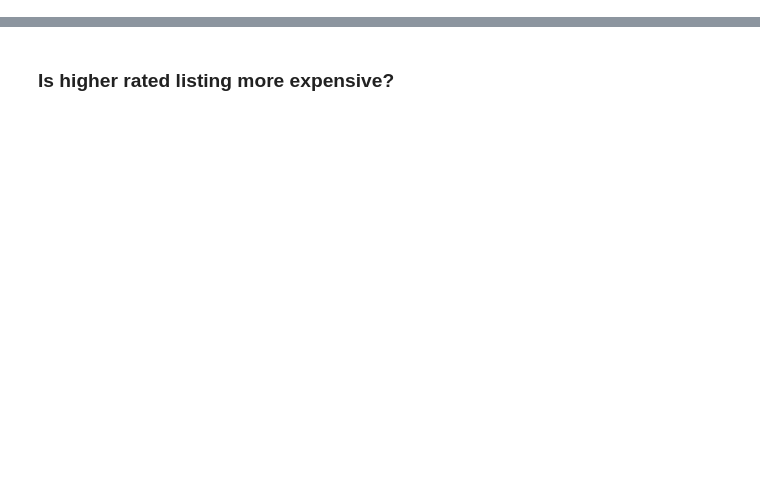
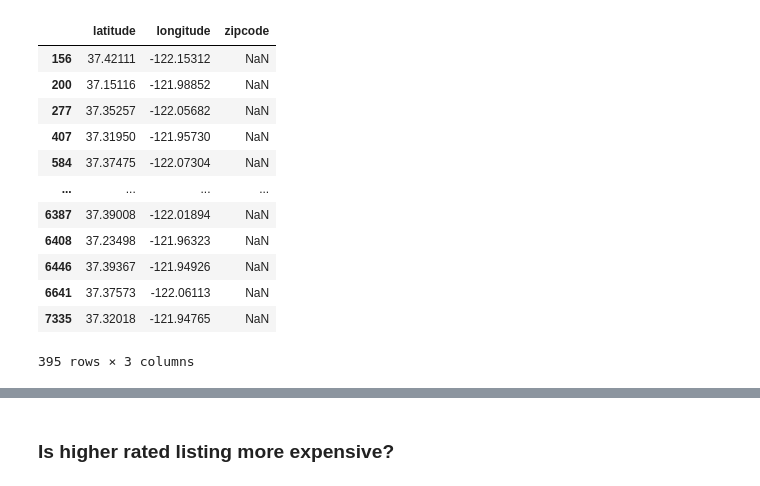
Before and after one commit to caroger/airbnb, a Jupyter notebook: listing.ipynb, the cells around one changed output, grey strips where cells are left out. Saved outputs shown, nothing was run; the diff lists cells and outputs as text; code cells hidden in the pictures; blank space fills up the shorter version.

```diff
--- a/listing.ipynb
+++ b/listing.ipynb
@@ -190,0 +156,16 @@ Name: id, Length: 64, dtype: int64
+# %%
+df[df['zipcode'].isna()][['latitude','longitude','zipcode']]
+# %% [output]
+|  | latitude | longitude | zipcode |
+| 156 | 37.42111 | -122.15312 | NaN |
+| 200 | 37.15116 | -121.98852 | NaN |
+| 277 | 37.35257 | -122.05682 | NaN |
+| 407 | 37.31950 | -121.95730 | NaN |
+| 584 | 37.37475 | -122.07304 | NaN |
+| ... | ... | ... | ... |
+| 6387 | 37.39008 | -122.01894 | NaN |
+| 6408 | 37.23498 | -121.96323 | NaN |
+| 6446 | 37.39367 | -121.94926 | NaN |
+| 6641 | 37.37573 | -122.06113 | NaN |
+| 7335 | 37.32018 | -121.94765 | NaN |
+395 rows × 3 columns
```
Also changed, not shown: parts of 41 cells of this notebook, 1 other file.
